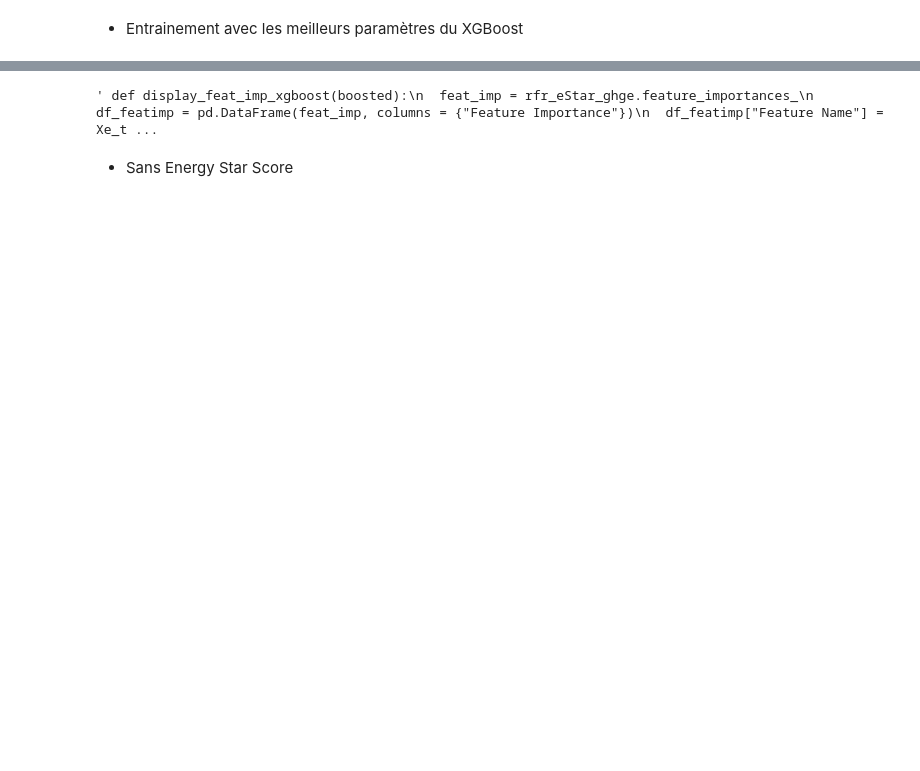
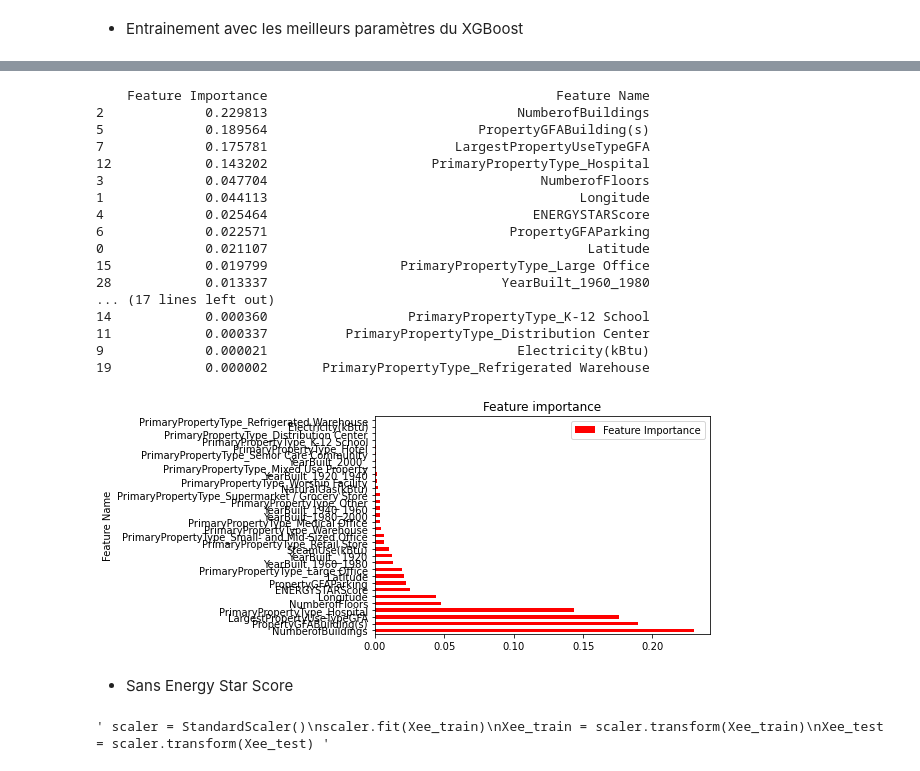
Before and after one commit to azioba/Notebook, a Jupyter notebook: Projet_4 - Energy.ipynb, the cells around one changed output, grey strips where cells are left out. Saved outputs shown, nothing was run; the diff lists cells and outputs as text; code cells hidden in the pictures; blank space fills up the shorter version.

```diff
--- a/Projet_4 - Energy.ipynb
+++ b/Projet_4 - Energy.ipynb
@@ -598,9 +576,11 @@ train_ESS, test_ESS = train_test_split(df_EES_encoded, test_size=0.3, random_sta
 # %% [markdown]
 - Avec Energy Star Score
+# %%
+train_ESS, test_ESS = train_test_split(df_EES_encoded, test_size=0.25, random_state=1)
 # %%
-Xe_train, ye_train, Xe_test, ye_test = train_ESS.drop(columns = ['TotalGHGEmissions']), train_ESS['TotalGHGEmissions'],test_ESS.drop(columns = ['TotalGHGEmissions']) ,test_ESS['TotalGHGEmissions']
+Xe_train, ye_train, Xe_test, ye_test = train_ESS.drop(columns = ["TotalGHGEmissions","SiteEnergyUse(kBtu)"]), train_ESS["SiteEnergyUse(kBtu)"], test_ESS.drop(columns = ["TotalGHGEmissions",'SiteEnergyUse(kBtu)']) , test_ESS["SiteEnergyUse(kBtu)"]
 # %%
 """ scaler = StandardScaler()
-scaler.fit(Xe_train_ghge)
-Xe_train_ghge = scaler.transform(Xe_train_ghge)
-Xe_test_ghge = scaler.transform(Xe_test_ghge) """
+scaler.fit(Xe_train)
+Xe_train = scaler.transform(Xe_train)
+Xe_test = scaler.transform(Xe_test) """
@@ -620,14 +601,31 @@ xGBoost_ESS.score(Xe_test,ye_test)
 # %%
-""" def display_feat_imp_xgboost(boosted):
-  feat_imp = rfr_eStar_ghge.feature_importances_
+def display_feat_imp_xgboost(boosted):
+  feat_imp = xGBoost_ESS.feature_importances_
   df_featimp = pd.DataFrame(feat_imp, columns = {"Feature Importance"})
-  df_featimp["Feature Name"] = Xe_train_ghge.columns
+  df_featimp["Feature Name"] = Xe_train.columns
   df_featimp = df_featimp.sort_values(by="Feature Importance", ascending=False)
   print(df_featimp)
   df_featimp.plot.barh(y="Feature Importance", x="Feature Name", title="Feature importance", color="red")
 
-display_feat_imp_xgboost(rfr_eStar_ghge) """
+display_feat_imp_xgboost(xGBoost_ESS)
 # %% [output]
-' def display_feat_imp_xgboost(boosted):\n  feat_imp = rfr_eStar_ghge.feature_importances_\n  df_featimp = pd.DataFrame(feat_imp, columns = {"Feature Importance"})\n  df_featimp["Feature Name"] = Xe_t ...
+    Feature Importance                                     Feature Name
+2             0.229813                                NumberofBuildings
+5             0.189564                           PropertyGFABuilding(s)
+7             0.175781                        LargestPropertyUseTypeGFA
+12            0.143202                     PrimaryPropertyType_Hospital
+3             0.047704                                   NumberofFloors
+1             0.044113                                        Longitude
+4             0.025464                                  ENERGYSTARScore
+6             0.022571                               PropertyGFAParking
+0             0.021107                                         Latitude
+15            0.019799                 PrimaryPropertyType_Large Office
+28            0.013337                              YearBuilt_1960_1980
+... (17 lines left out)
+14            0.000360                  PrimaryPropertyType_K-12 School
+11            0.000337          PrimaryPropertyType_Distribution Center
+9             0.000021                                Electricity(kBtu)
+19            0.000002       PrimaryPropertyType_Refrigerated Warehouse
+[figure, added]
 # %% [markdown]
 - Sans Energy Star Score
@@ -636,8 +636,10 @@ Xee_train, yee_train, Xee_test, yee_test = train_ESS.drop(columns = ['TotalGHGEm
 # %%
 """ scaler = StandardScaler()
-scaler.fit(Xee_train_ghge)
-Xee_train_ghge = scaler.transform(Xee_train_ghge)
-Xee_test_ghge = scaler.transform(Xee_test_ghge) """
+scaler.fit(Xee_train)
+Xee_train = scaler.transform(Xee_train)
+Xee_test = scaler.transform(Xee_test) """
+# %% [output]
+' scaler = StandardScaler()\nscaler.fit(Xee_train)\nXee_train = scaler.transform(Xee_train)\nXee_test = scaler.transform(Xee_test) '
 # %%
 xGBoost_S_ESS = GradientBoostingRegressor(**CV_xgboost.best_params_)
 # %%
```
Also changed, not shown: parts of 43 cells of this notebook, 2 other files.
